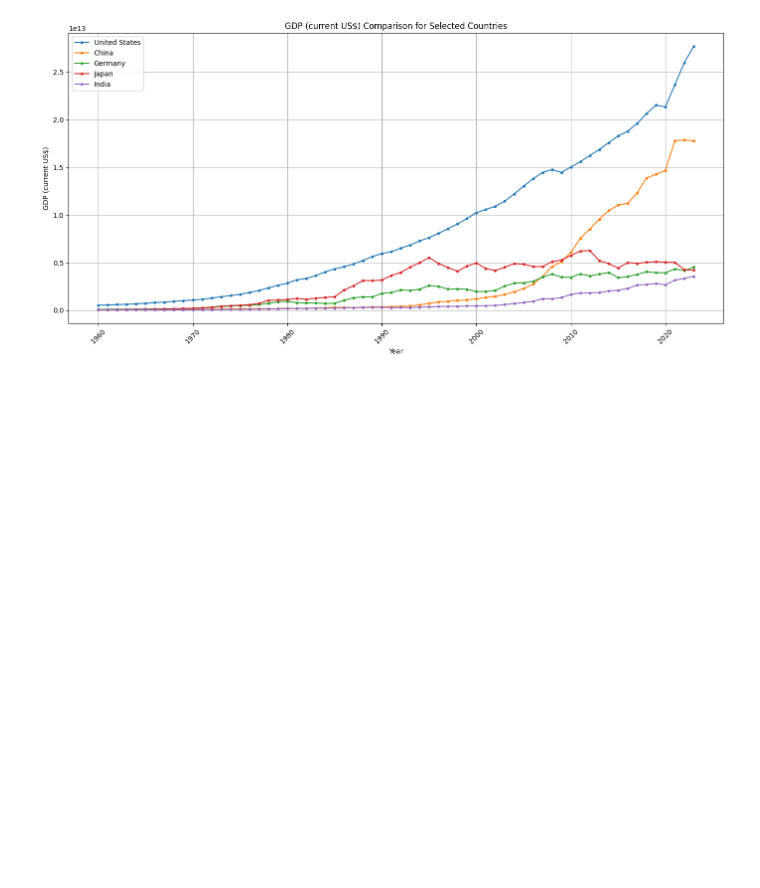
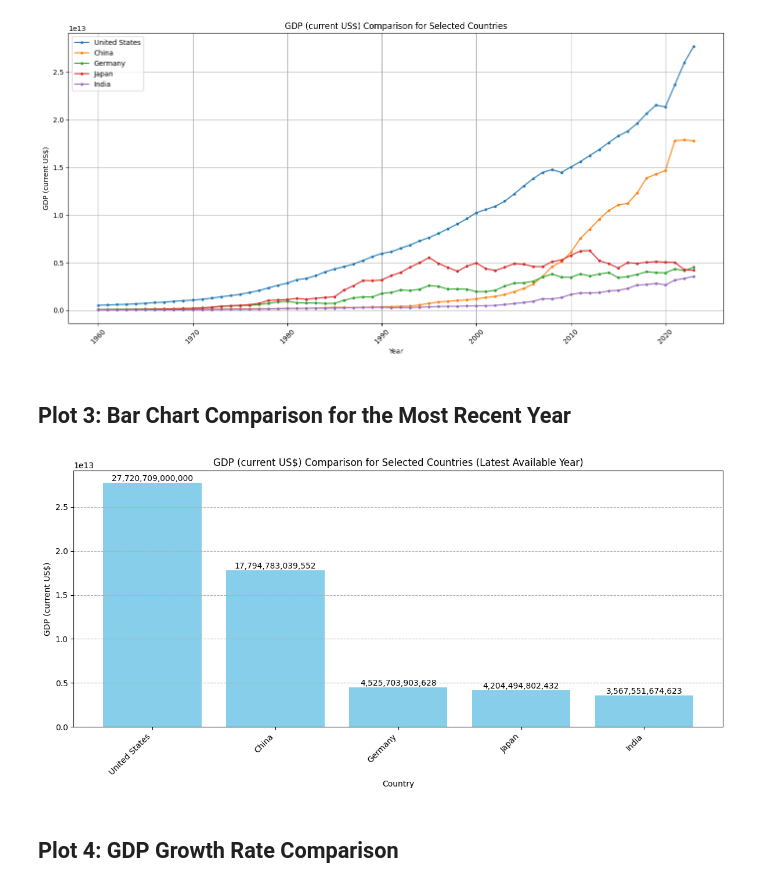
Before and after one commit to samozturk/data_analysis_course, a Jupyter notebook: demo.ipynb, the cells around one changed output. Cells and saved outputs as stored; diff of their text form; code cells hidden in the pictures; blank space fills up the shorter version.

```diff
--- a/demo.ipynb
+++ b/demo.ipynb
@@ -239,3 +254,33 @@ plt.tight_layout() # Adjust layout
 plt.show() # Display the plot
 # %% [output]
 [figure]
+# %% [markdown]
+## Plot 3: Bar Chart Comparison for the Most Recent Year
+# %%
+# Find the most recent year available for each country in the comparison set
+latest_years = df_compare.loc[df_compare.groupby('Country Name')['Year'].idxmax()]
+
+# Sort by GDP for better visualization
+latest_years = latest_years.sort_values('GDP (current US$)', ascending=False)
+
+# Create the bar chart
+plt.figure(figsize=(12, 6))
+plt.bar(latest_years['Country Name'], latest_years['GDP (current US$)'], color='skyblue')
+
+# Add titles and labels
+plt.title(f'GDP (current US$) Comparison for Selected Countries (Latest Available Year)')
+plt.xlabel('Country')
+plt.ylabel('GDP (current US$)')
+plt.xticks(rotation=45, ha='right') # Rotate country names for readability
+plt.grid(axis='y', linestyle='--') # Add horizontal grid lines
+
+# Add value labels on top of bars (optional, can be cluttered)
+for index, value in enumerate(latest_years['GDP (current US$)']):
+    plt.text(index, value, f'{value:,.0f}', ha='center', va='bottom')
+
+plt.tight_layout() # Adjust layout
+plt.show() # Display the plot
+# %% [output]
+[figure, added]
+# %% [markdown]
+## Plot 4: GDP Growth Rate Comparison
```
Also changed, not shown: parts of 16 cells of this notebook, 4 other files.
